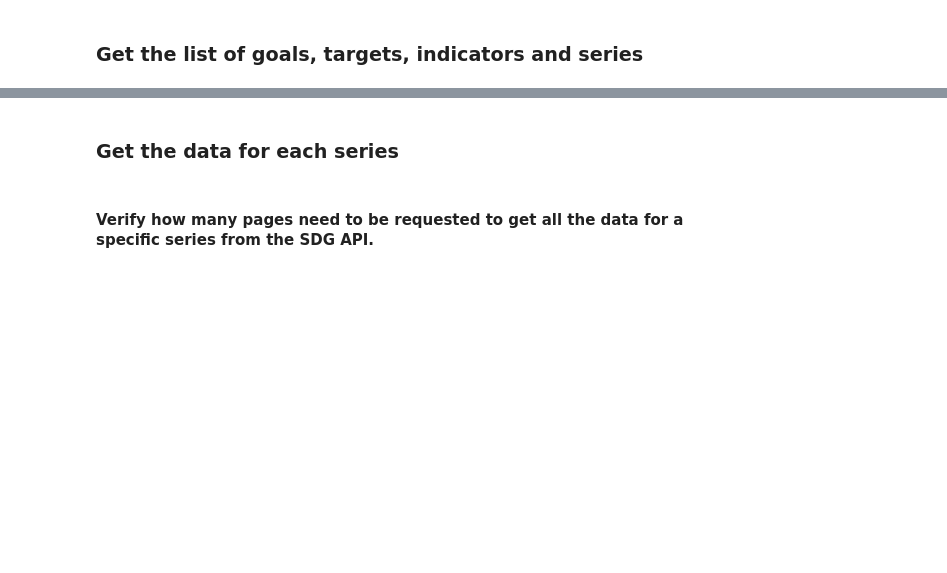
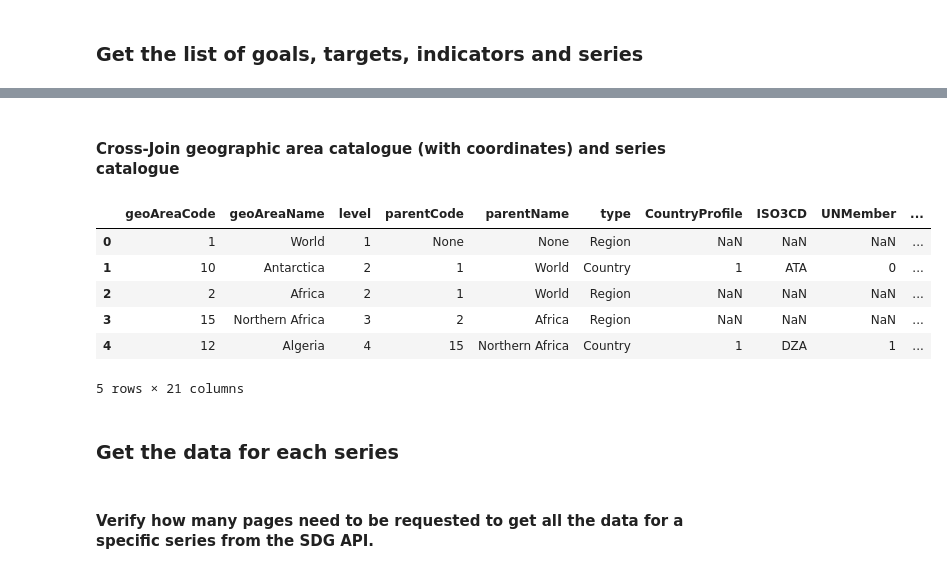
Before and after one commit to UNStats/FIS4SDGs, a Jupyter notebook: unsd/notebooks/FIS4SDG - 01 - Create CSV.ipynb, the cells around one changed output, grey strips where cells are left out. Drawn from its saved outputs; the diff is of its cells as text; code cells hidden in the pictures; blank space fills up the shorter version.

Commit message:
first attempt to runn new release

```diff
--- a/unsd/notebooks/FIS4SDG - 01 - Create CSV.ipynb
+++ b/unsd/notebooks/FIS4SDG - 01 - Create CSV.ipynb
@@ -246,6 +307,32 @@ series_list(release).head(4)
 | 1 | 1 | End poverty in all its forms ever... | 1.1 | By 2030, eradicate extreme povert... | 1.1.1 | Proportion of population below th... | 1 | SI_POV_EMP1 | ... |
 | 2 | 1 | End poverty in all its forms ever... | 1.2 | By 2030, reduce at least by half ... | 1.2.1 | Proportion of population living b... | 1 | SI_POV_NAHC | ... |
 | 3 | 1 | End poverty in all its forms ever... | 1.3 | Implement nationally appropriate ... | 1.3.1 | Proportion of population covered ... | 1 | SI_COV_MATNL | ... |
+# %% [markdown]
+#### Cross-Join geographic area catalogue (with coordinates) and series catalogue
+# %%
+def cross_geo_series(geoTree, countryXY, seriesCode, release):
+    df1 = geoareas(geoTree, countryXY)
+    df2 = series_list(release)
+
+    df2 = df2.loc[df2['seriesCode']==seriesCode]
+
+    df1['key'] = 1
+    df2['key'] = 1
+
+    x = pd.merge(df1, df2,on='key')
+    x.drop(['key'], axis=1, inplace=True)
+
+    return x
+# %%
+cross_geo_series(geoAreaTree()[0], wd_dir + 'CountryListXY.txt','SI_POV_DAY1','2019.Q1.G.02').head(5)
+# %% [output]
+|  | geoAreaCode | geoAreaName | level | parentCode | parentName | type | CountryProfile | ISO3CD | UNMember | ... |
+| 0 | 1 | World | 1 | None | None | Region | NaN | NaN | NaN | ... |
+| 1 | 10 | Antarctica | 2 | 1 | World | Country | 1 | ATA | 0 | ... |
+| 2 | 2 | Africa | 2 | 1 | World | Region | NaN | NaN | NaN | ... |
+| 3 | 15 | Northern Africa | 3 | 2 | Africa | Region | NaN | NaN | NaN | ... |
+| 4 | 12 | Algeria | 4 | 15 | Northern Africa | Country | 1 | DZA | 1 | ... |
+5 rows × 21 columns
 # %% [markdown]
 ### Get the data for each series
 # %% [markdown]
```
Also changed, not shown: parts of 13 cells of this notebook, 22 other files.
